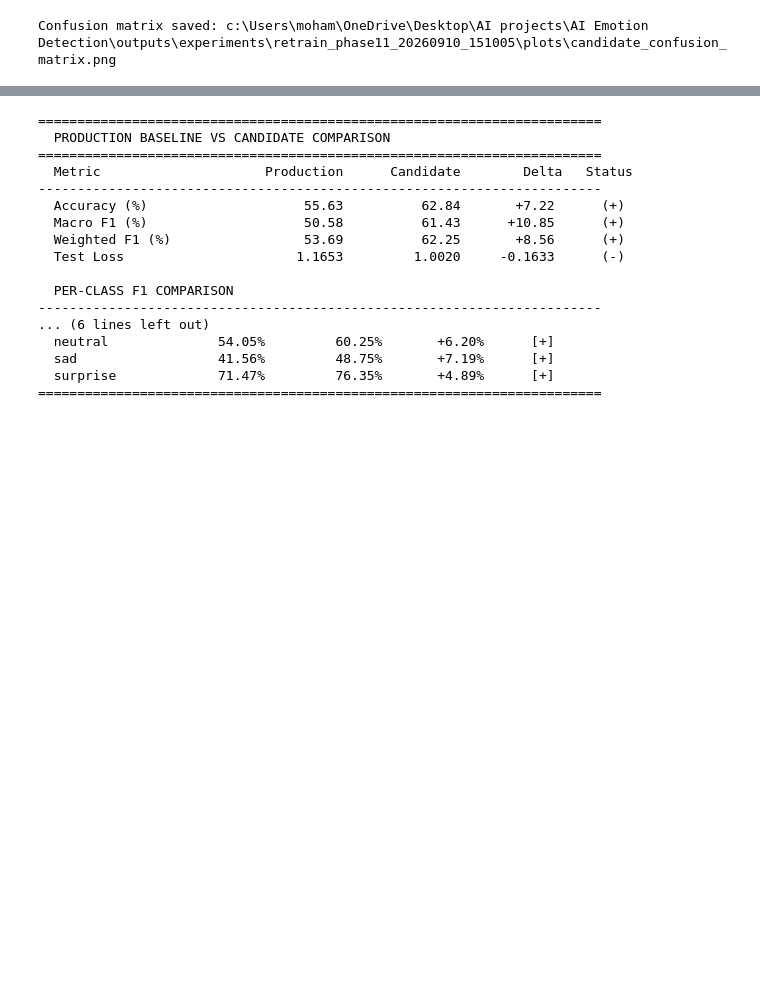
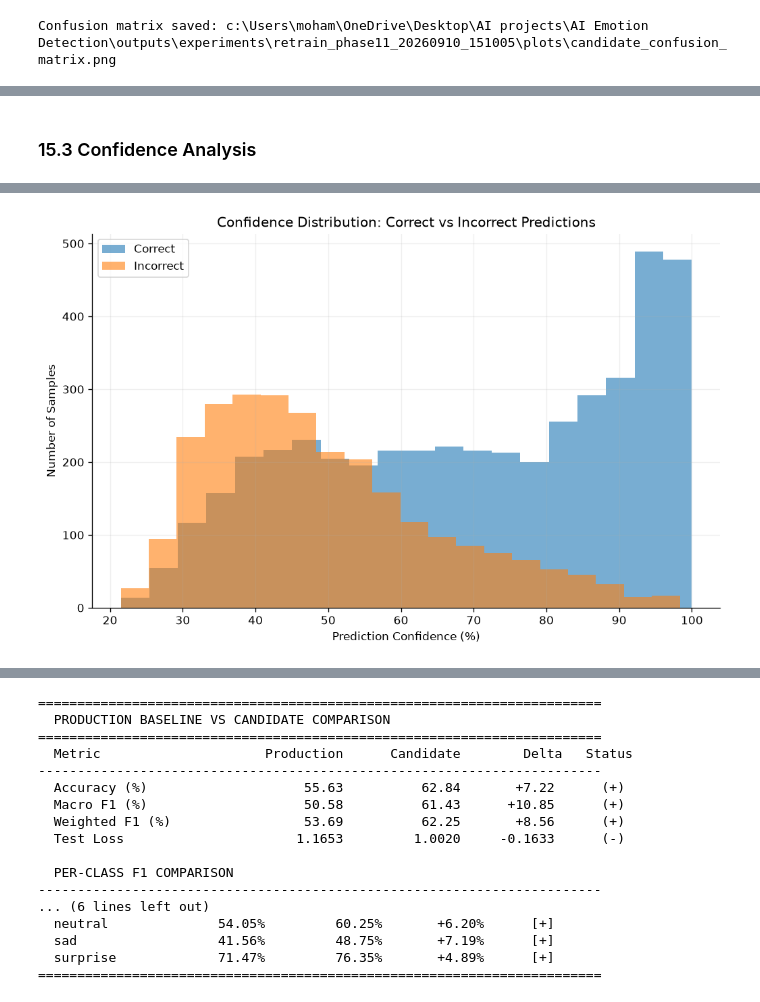
Before and after one commit to MohameedAlaa/FaceSense-AI, a Jupyter notebook: notebooks/02_model_training.ipynb, the cells around one changed output, grey strips where cells are left out. Cells and saved outputs as stored; diff of their text form; code cells hidden in the pictures; blank space fills up the shorter version.

```diff
--- a/notebooks/02_model_training.ipynb
+++ b/notebooks/02_model_training.ipynb
@@ -759,0 +918,79 @@ Confusion matrix saved: c:\Users\moham\OneDrive\Desktop\AI projects\AI Emotion D
+# %% [markdown]
+### 15.3 Confidence Analysis
+# %%
+# Confidence analysis: correct vs misclassified predictions
+
+import numpy as np
+import matplotlib.pyplot as plt
+
+# Collect confidence values from all test predictions
+all_confidences = []
+all_correct = []
+
+candidate_model.eval()
+
+with torch.no_grad():
+    for batch_images, batch_labels in test_loader:
+        batch_images = batch_images.to(device)
+
+        outputs = candidate_model(batch_images)
+        probabilities = torch.softmax(outputs, dim=1)
+
+        confidences, predictions = probabilities.max(dim=1)
+
+        all_confidences.extend(confidences.cpu().numpy())
+        all_correct.extend(
+            (predictions.cpu() == batch_labels).numpy()
+        )
+
+all_confidences = np.array(all_confidences)
+all_correct = np.array(all_correct)
+
+correct_conf = all_confidences[all_correct]
+wrong_conf = all_confidences[~all_correct]
+
+print("Confidence Analysis")
+print("=" * 55)
+
+print(f"Correct predictions : {len(correct_conf)}")
+print(f"Incorrect predictions: {len(wrong_conf)}")
+
+print(f"\nMean confidence (correct) : {correct_conf.mean()*100:.2f}%")
+print(f"Mean confidence (wrong)   : {wrong_conf.mean()*100:.2f}%")
+
+print(f"\nMedian confidence (correct) : {np.median(correct_conf)*100:.2f}%")
+print(f"Median confidence (wrong)   : {np.median(wrong_conf)*100:.2f}%")
+
+high_conf_wrong = wrong_conf[wrong_conf >= 0.80]
+
+print(
+    f"\nHigh-confidence errors (>=80%): "
+    f"{len(high_conf_wrong)} / {len(wrong_conf)} "
+    f"({len(high_conf_wrong)/len(wrong_conf)*100:.2f}%)"
+)
+
+# Visualization
+plt.figure(figsize=(10, 6))
+
+plt.hist(
+    correct_conf * 100,
+    bins=20,
+    alpha=0.6,
+    label="Correct"
+)
+
+plt.hist(
+    wrong_conf * 100,
+    bins=20,
+    alpha=0.6,
+    label="Incorrect"
+)
+
+plt.xlabel("Prediction Confidence (%)")
+plt.ylabel("Number of Samples")
+plt.title("Confidence Distribution: Correct vs Incorrect Predictions")
+plt.legend()
+plt.grid(alpha=0.2)
+
+plt.show()
+# %% [output]
@@ -759,0 +1009 @@ Confusion matrix saved: c:\Users\moham\OneDrive\Desktop\AI projects\AI Emotion D
+[figure, added]
```
Also changed, not shown: parts of 18 cells of this notebook.
